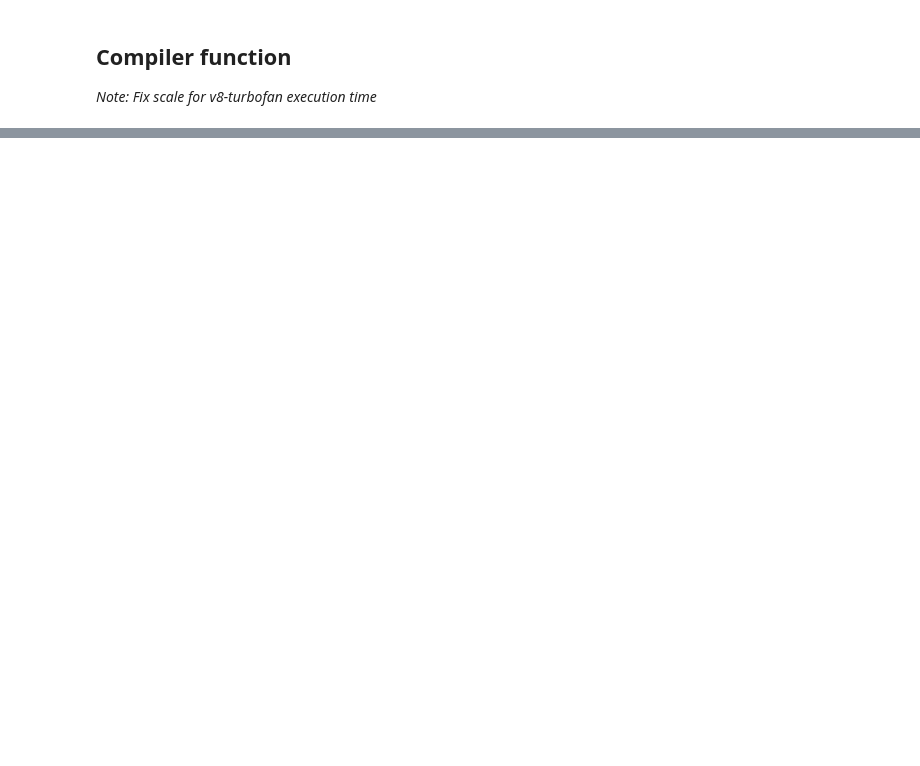
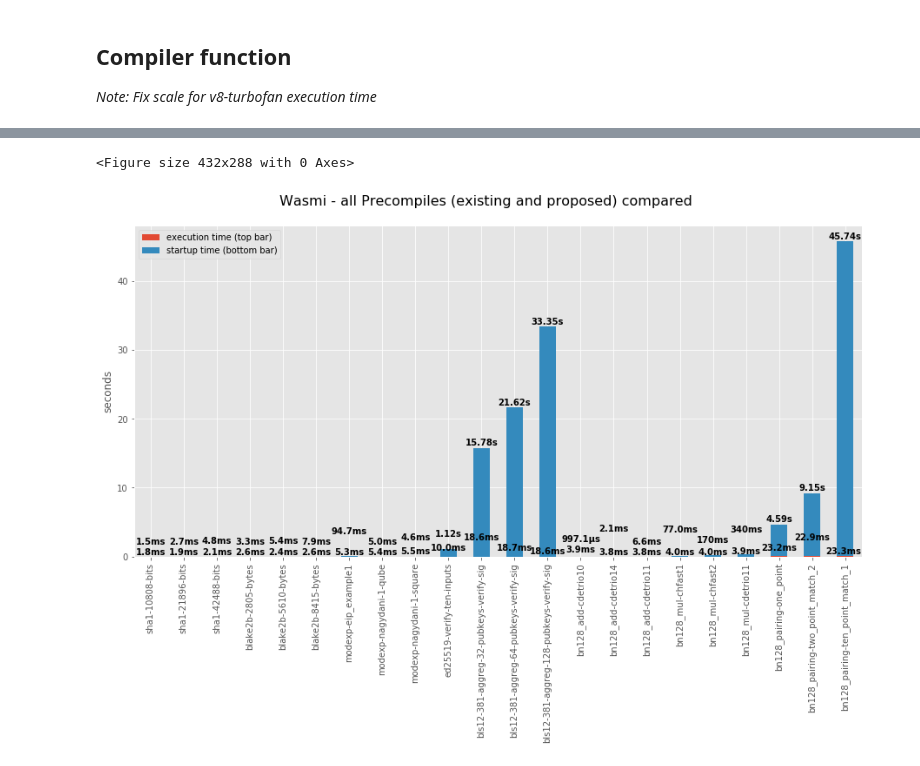
Before and after one commit to ewasm/benchmarking, a Jupyter notebook: notebooks/wasm-engines.ipynb, the cells around one changed output, grey strips where cells are left out. Cells and saved outputs as stored; diff of their text form; code cells hidden in the pictures; blank space fills up the shorter version.

```diff
--- a/notebooks/wasm-engines.ipynb
+++ b/notebooks/wasm-engines.ipynb
@@ -250,3 +250,12 @@ bn128_pairing_test_names.reverse()
 bn128_mul_test_names_desc = ['bn128_mul-cdetrio11', 'bn128_mul-chfast2', 'bn128_mul-chfast1']
 bn128_add_test_names_desc = ['bn128_add-cdetrio11', 'bn128_add-cdetrio14', 'bn128_add-cdetrio10']
 bn128_pairing_test_names_desc = ['bn128_pairing-ten_point_match_1', 'bn128_pairing-two_point_match_2', 'bn128_pairing-one_point']
+# %%
+bls12_test_names = ['bls12-381-aggreg-32-pubkeys-verify-sig', 'bls12-381-aggreg-64-pubkeys-verify-sig', 'bls12-381-aggreg-128-pubkeys-verify-sig']
+bls12_test_names_desc = bls12_test_names.copy()
+bls12_test_names_desc.reverse()
+# %%
+modexp_test_names = [name for name in df_wasm['test_name'].unique().tolist() if 'modexp' in name]
+modexp_test_names.sort()
+modexp_test_names_desc = modexp_test_names.copy()
+modexp_test_names_desc.reverse()
@@ -522,0 +550,20 @@ plotCompilerStackedOneTest(df_compiler, blake2b_test_names[2])
+# %%
+def plotInterpOneEngine(df_benchdata, engine, test_names, title=""):
+    df_bench = df_benchdata.loc[engine][df_benchdata.loc[engine]['test_name'].isin(test_names)]
+    df_bench.set_index('test_name', inplace=True)
+    df_bench = df_bench.reindex(test_names)
+    plt.figure()
+    ax = df_bench[['parse_time', 'exec_time']].plot.bar(stacked=True, figsize=(15,7), color=[COLORS_DEFAULT['red'], COLORS_DEFAULT['blue']])
+    plt.ylabel("seconds")
+    ax.set(xlabel='')
+    # doing get_legend_handles_labels() so we can control the order of the labels in the legend
+    handles, labels = ax.get_legend_handles_labels()
+    plt.legend(handles, ['execution time (top bar)', 'startup time (bottom bar)'])
+    adjust_text_labels(labelBarHeights(ax))
+    plt.suptitle(title, fontsize=16, y=0.95)
+    plt.show()
+# %%
+plotInterpOneEngine(df_interp, 'wasmi', all_tests, "Wasmi - all Precompiles (existing and proposed) compared")
+# %% [output]
+<Figure size 432x288 with 0 Axes>
+[figure, added]
```
Also changed, not shown: parts of 25 cells of this notebook.
